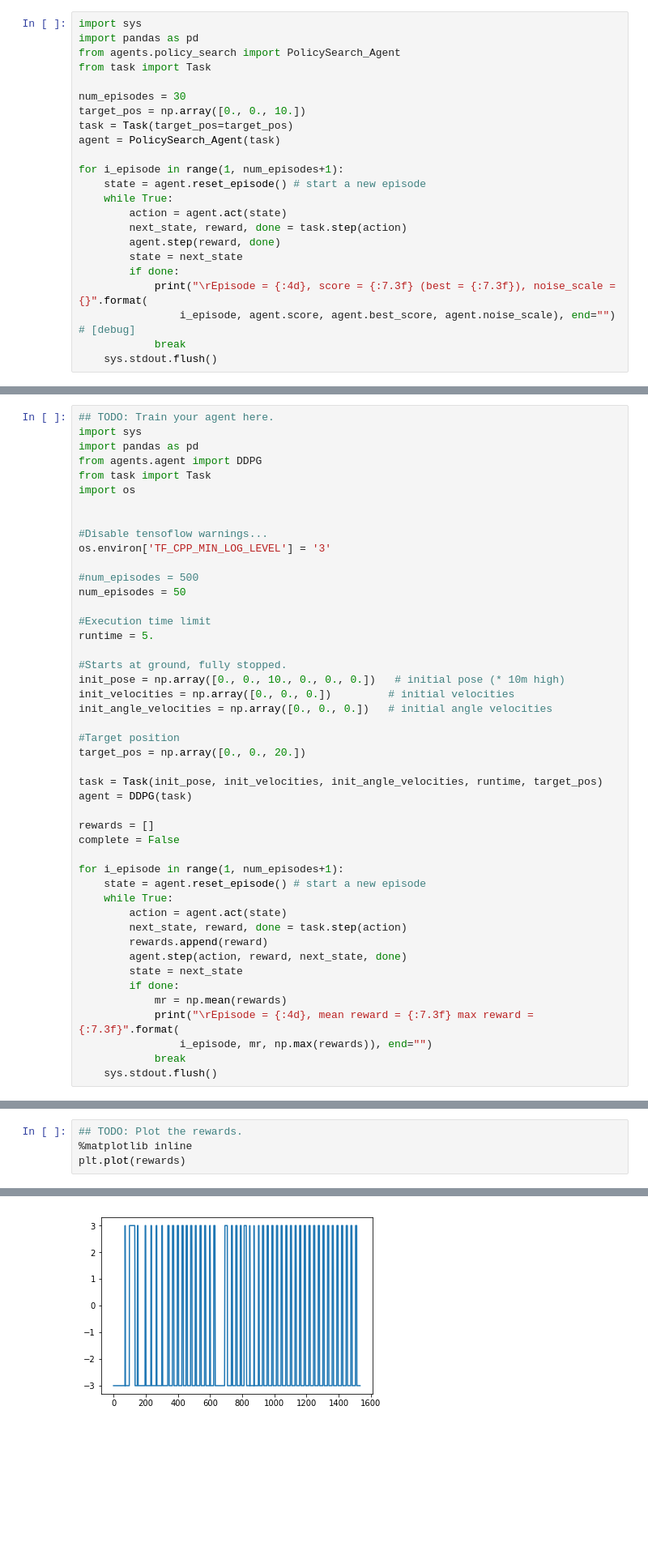
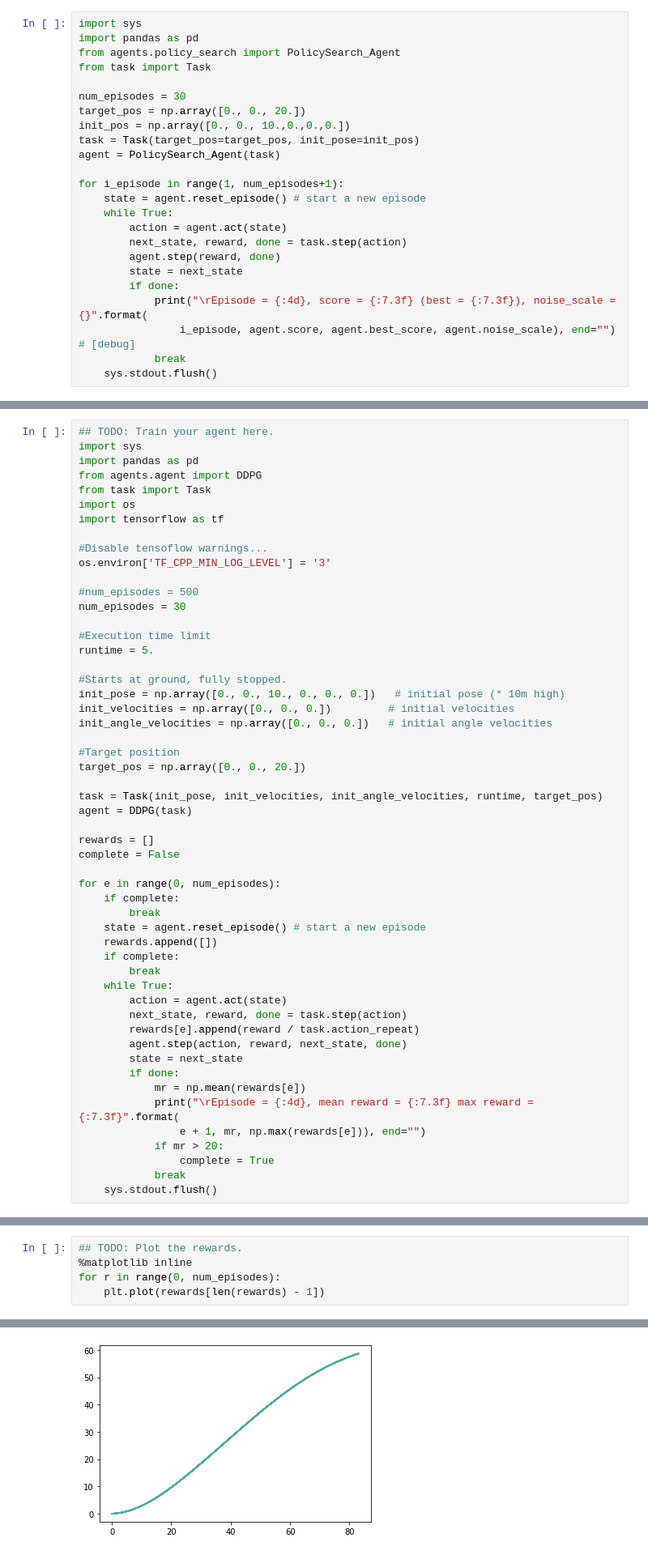
Before and after one commit to marvinbelfort/udacity-quadcopter, a Jupyter notebook: Quadcopter_Project.ipynb, the cells around one changed output, grey strips where cells are left out. Shown at 81% size. Drawn from its saved outputs; the diff is of its cells as text; blank space fills up the shorter version.

```diff
--- a/Quadcopter_Project.ipynb
+++ b/Quadcopter_Project.ipynb
@@ -185,8 +182,9 @@ from agents.policy_search import PolicySearch_Agent
 from task import Task
 
 num_episodes = 30
-target_pos = np.array([0., 0., 10.])
-task = Task(target_pos=target_pos)
+target_pos = np.array([0., 0., 20.])
+init_pos = np.array([0., 0., 10.,0.,0.,0.])
+task = Task(target_pos=target_pos, init_pose=init_pos)
 agent = PolicySearch_Agent(task)
 
 for i_episode in range(1, num_episodes+1):
@@ -222,13 +220,13 @@ import pandas as pd
 from agents.agent import DDPG
 from task import Task
 import os
-
+import tensorflow as tf
 
 #Disable tensoflow warnings...
 os.environ['TF_CPP_MIN_LOG_LEVEL'] = '3'
 
 #num_episodes = 500
-num_episodes = 50
+num_episodes = 30
 
 #Execution time limit
 runtime = 5.
@@ -247,18 +245,25 @@ agent = DDPG(task)
 rewards = []
 complete = False
 
-for i_episode in range(1, num_episodes+1):
+for e in range(0, num_episodes):
+    if complete:
+        break
     state = agent.reset_episode() # start a new episode
+    rewards.append([])
+    if complete:
+        break
     while True:
         action = agent.act(state)
         next_state, reward, done = task.step(action)
-        rewards.append(reward)
+        rewards[e].append(reward / task.action_repeat)
         agent.step(action, reward, next_state, done)
         state = next_state
         if done:
-            mr = np.mean(rewards)
+            mr = np.mean(rewards[e])
             print("\rEpisode = {:4d}, mean reward = {:7.3f} max reward = {:7.3f}".format(
-                i_episode, mr, np.max(rewards)), end="")
+                e + 1, mr, np.max(rewards[e])), end="")
+            if mr > 20:
+                complete = True
             break
     sys.stdout.flush()
 # %% [output]
@@ -270,5 +275,6 @@ Once you are satisfied with your performance, plot the episode rewards, either f
 # %%
 ## TODO: Plot the rewards.
 %matplotlib inline
-plt.plot(rewards)
+for r in range(0, num_episodes):
+    plt.plot(rewards[len(rewards) - 1])
 # %% [output]
@@ -276,4 +281,4 @@ plt.plot(rewards)
-[figure, old version]
+[figure, new version]
 # %% [markdown]
 ## Single Run ( testing the agent's take-off capacity )
 # %%
```
Also changed, not shown: parts of 14 cells of this notebook, 4 other files.
